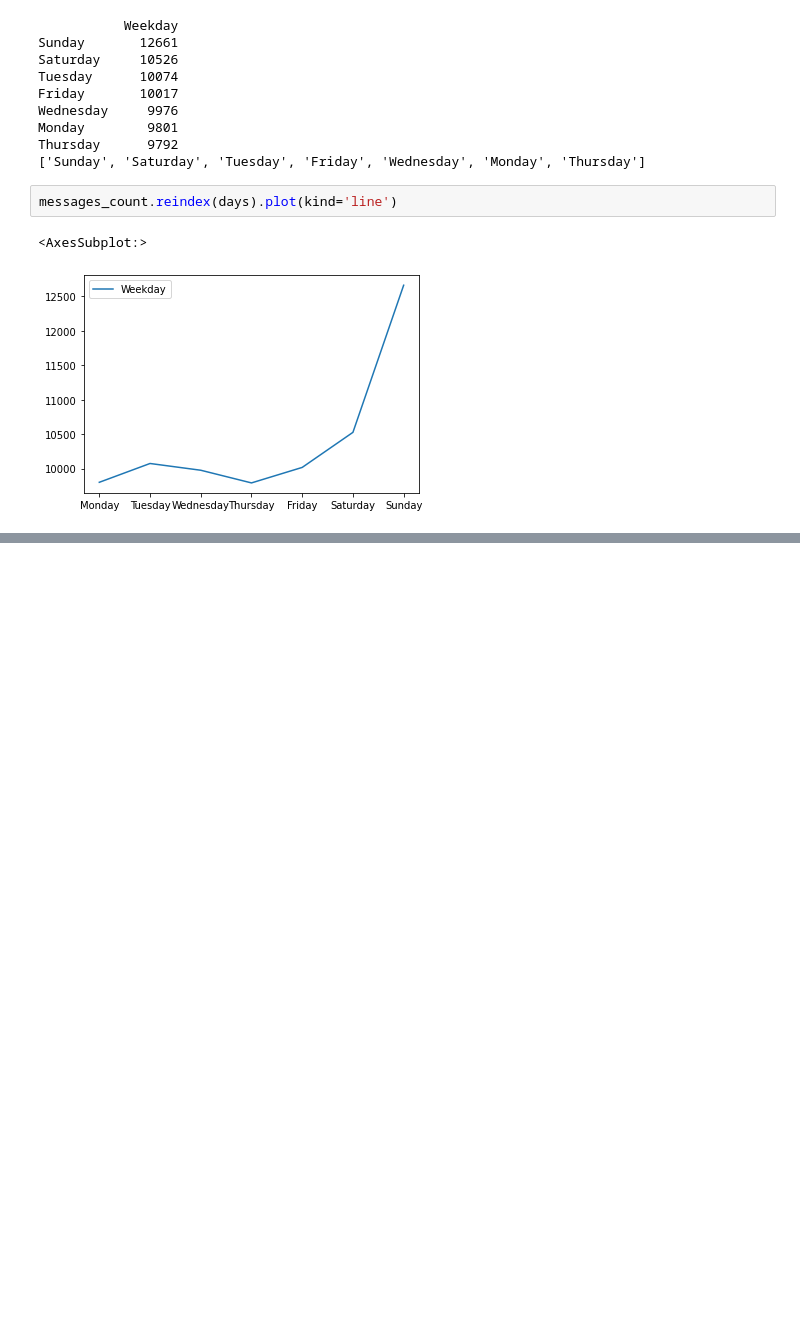
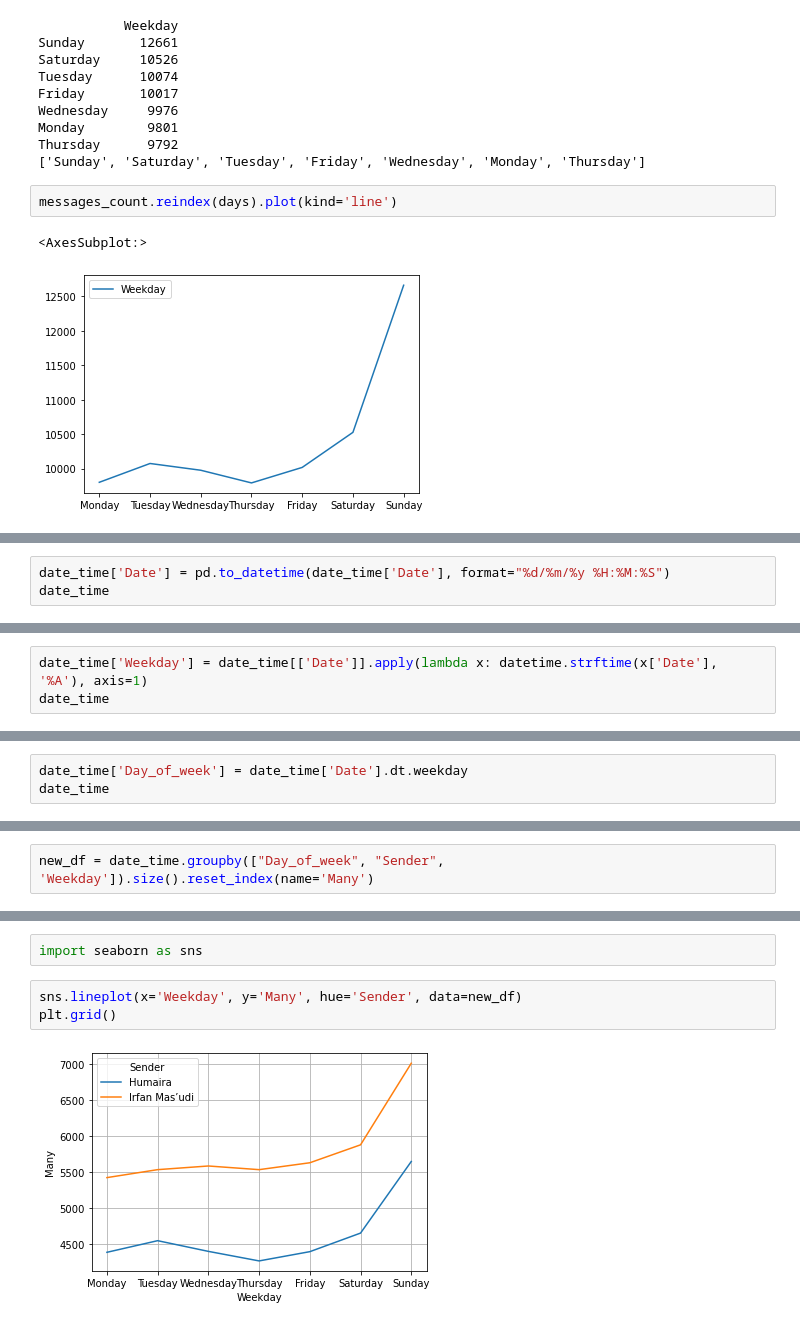
Before and after one commit to irfanmasoudi/ayang, a Jupyter notebook: 4u.ipynb, the cells around one changed output, grey strips where cells are left out. Drawn from its saved outputs; the diff is of its cells as text; blank space fills up the shorter version.

```diff
--- a/4u.ipynb
+++ b/4u.ipynb
@@ -444,0 +462,3 @@ messages_count.reindex(days).plot(kind='line')
+# %%
+date_time['Date'] = pd.to_datetime(date_time['Date'], format="%d/%m/%y %H:%M:%S")
+date_time
@@ -444,0 +492,3 @@ messages_count.reindex(days).plot(kind='line')
+# %%
+date_time['Weekday'] = date_time[['Date']].apply(lambda x: datetime.strftime(x['Date'], '%A'), axis=1)
+date_time
@@ -444,0 +509,3 @@ messages_count.reindex(days).plot(kind='line')
+# %%
+date_time['Day_of_week'] = date_time['Date'].dt.weekday
+date_time
@@ -444,0 +528,2 @@ messages_count.reindex(days).plot(kind='line')
+# %%
+new_df = date_time.groupby(["Day_of_week", "Sender", 'Weekday']).size().reset_index(name='Many')
@@ -444,0 +546,7 @@ messages_count.reindex(days).plot(kind='line')
+# %%
+import seaborn as sns
+# %%
+sns.lineplot(x='Weekday', y='Many', hue='Sender', data=new_df)
+plt.grid()
+# %% [output]
+[figure, added]
```
Also changed, not shown: parts of 16 cells of this notebook, 2 other files.
